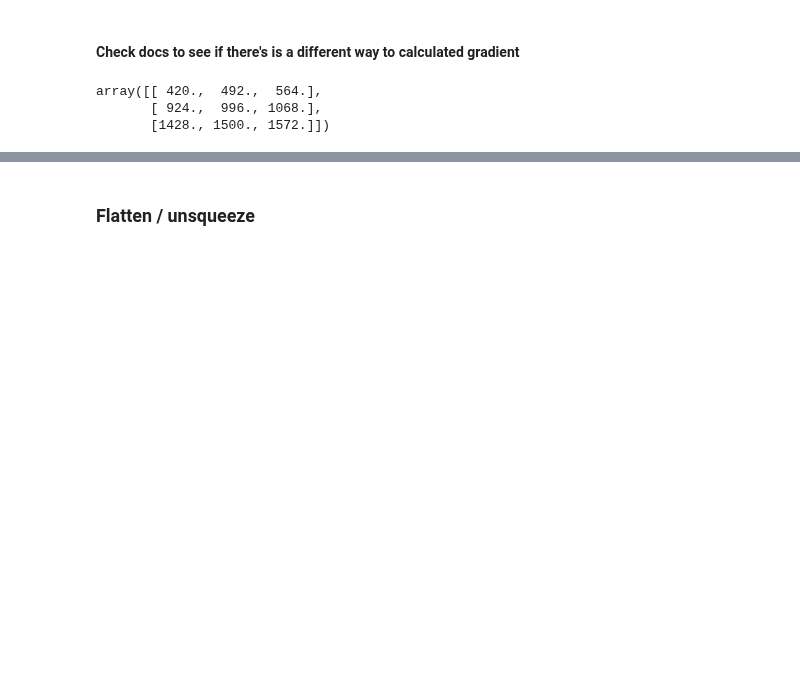
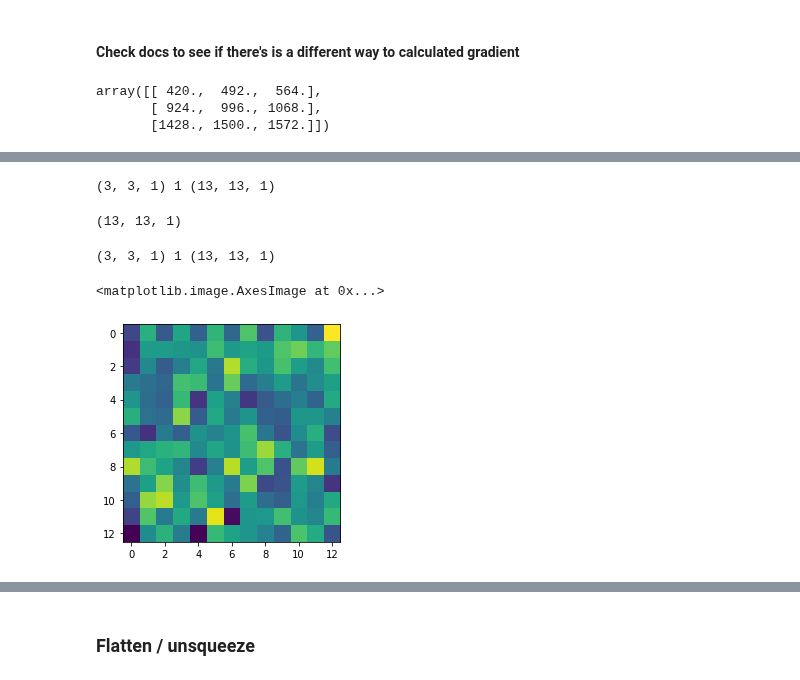
Before and after one commit to Kelvinthedrugger/HWs, a Jupyter notebook: 03_NN_numpy.ipynb, the cells around one changed output, grey strips where cells are left out. Cells and saved outputs as stored; diff of their text form; code cells hidden in the pictures; blank space fills up the shorter version.

Commit message:
using naive works for forward

```diff
--- a/03_NN_numpy.ipynb
+++ b/03_NN_numpy.ipynb
@@ -321,20 +375,53 @@ array([[ 420.,  492.,  564.],
 # %%
+# export
+# can be used to test Conv class
 # add Conv in naive way
 class Conv_dump:
-    def __init__(self,filters,kernelsize,padding=0,init_fn=kaiming_uniform):
+    def __init__(self,filters=1,kernelsize=3,stride=2,padding=0,init_fn=kaiming_uniform):
         self.f = init_fn(kernelsize,kernelsize,filters)
-        self.grad = np.zeros((kernelsize,kernelsize,filters))
+        self.grad = np.zeros((filters,kernelsize,kernelsize))
         self.fpass = None
+        self.ks = kernelsize
+        self.st = stride
 
     def forward(self,x):
-        out = np.zeros((((x.shape[0]-ks)//st+1),((x.shape[1]-ks)//st+1)),self.f.shape[-1])
-        for k in range(self.f.shape[-1]):
+        # pre cache, don't know if it's actually faster compare to refering to self.sth every time
+        f = self.f
+        ks = self.ks
+        st = self.st
+
+        out = np.zeros((((x.shape[0]-ks)//st+1),((x.shape[1]-ks)//st+1),f.shape[-1]))
+        #print(f.shape,f.shape[-1],out.shape)
+        ## DEBUG
+        for k in range(f.shape[-1]):
+            out[:,:,k] = naive(f[0],x)
+
+        return out
+
+        """ below will not be executed"""
+
+        # filter
+        for k in range(f.shape[-1]):
+            # select row to loop thru
             for i in range(0,x.shape[0]-1,st):
+                # loop thru the row
                 for j in range(0,x.shape[1]-1,st):
-                    out[i//st,j//st,k] = np.multiply(self.f[:,:,k],x[i:i+ks,j:j+ks]).sum()
+                    out[k,i//st,j//st] = np.multiply(f[k],x[i:i+ks,j:j+ks]).sum()
 
         return out
 
     def backward(self,grad):
         # transpose weight to calculate gradient ?
         return
+# %%
+l = Conv_dump()
+l.forward(b).shape
+# %% [output]
+(3, 3, 1) 1 (13, 13, 1)
+(13, 13, 1)
+# %%
+plt.imshow(l.forward(b))
+# %% [output]
+(3, 3, 1) 1 (13, 13, 1)
+<matplotlib.image.AxesImage at 0x...>
+[figure, added]
```
Also changed, not shown: parts of 16 cells of this notebook.
